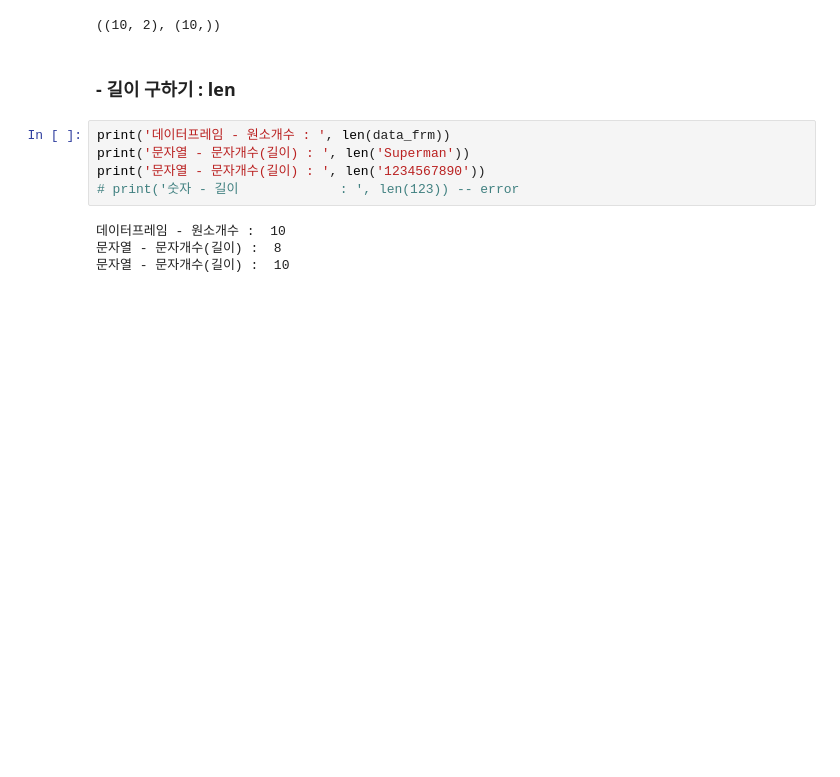
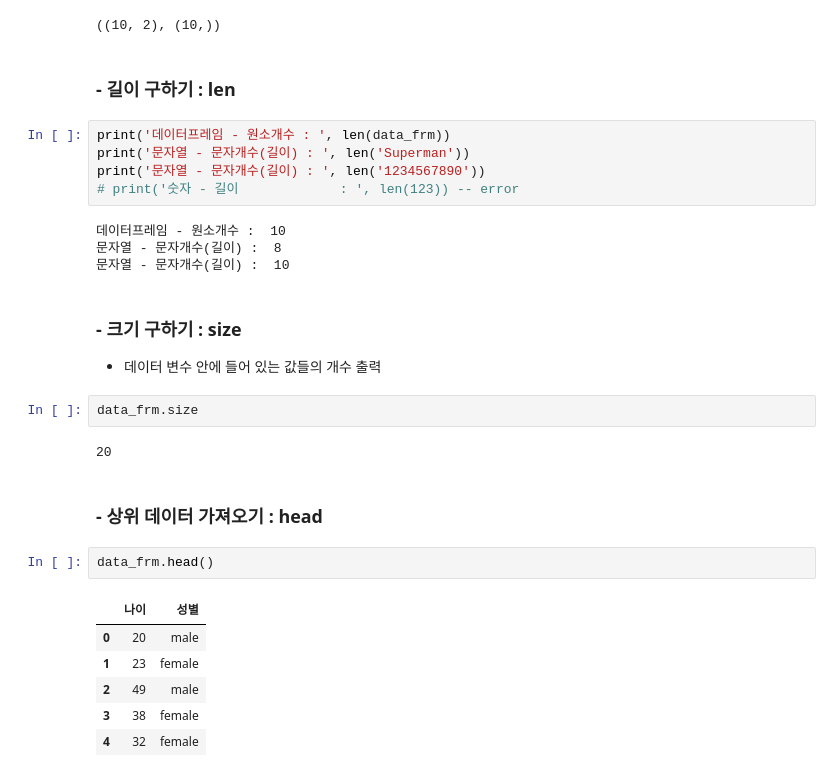
Before and after one commit to eseulLee/python, a Jupyter notebook: study_part02_02.ipynb, the cells around one changed output. Drawn from its saved outputs; the diff is of its cells as text; blank space fills up the shorter version.

```diff
--- a/study_part02_02.ipynb
+++ b/study_part02_02.ipynb
@@ -537,3 +537,21 @@ print('문자열 - 문자개수(길이) : ', len('1234567890'))
 데이터프레임 - 원소개수 :  10
 문자열 - 문자개수(길이) :  8
 문자열 - 문자개수(길이) :  10
+# %% [markdown]
+### - 크기 구하기 : size
+- 데이터 변수 안에 들어 있는 값들의 개수 출력
+# %%
+data_frm.size
+# %% [output]
+20
+# %% [markdown]
+### - 상위 데이터 가져오기 : head
+# %%
+data_frm.head()
+# %% [output]
+|  | 나이 | 성별 |
+| 0 | 20 | male |
+| 1 | 23 | female |
+| 2 | 49 | male |
+| 3 | 38 | female |
+| 4 | 32 | female |
```
